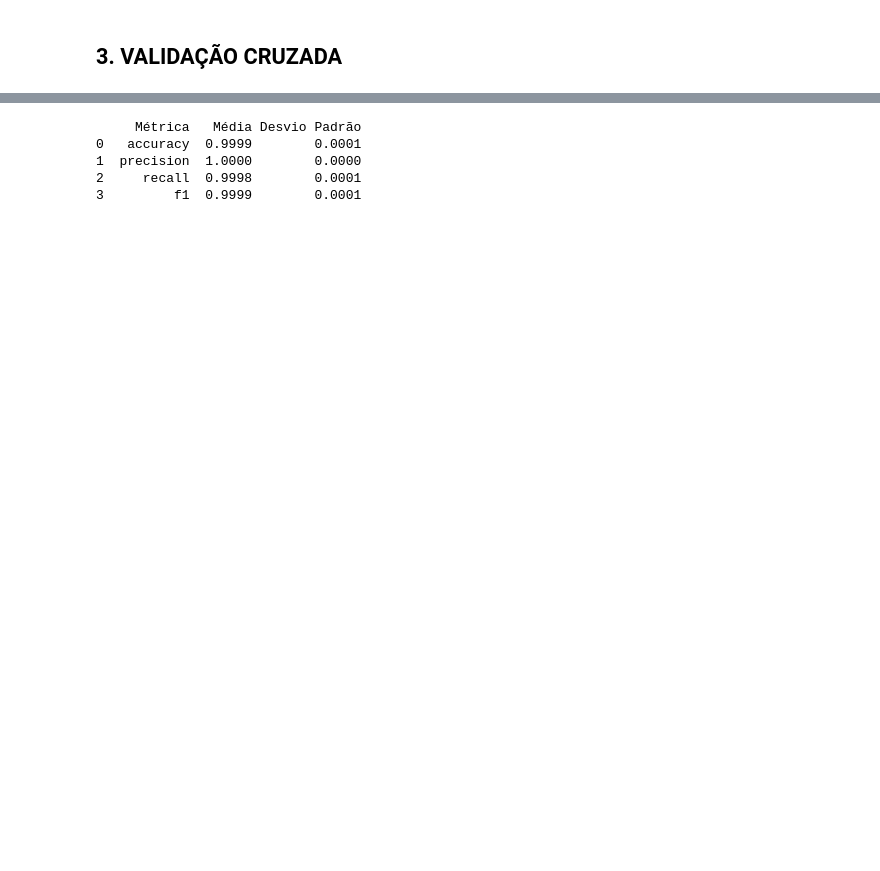
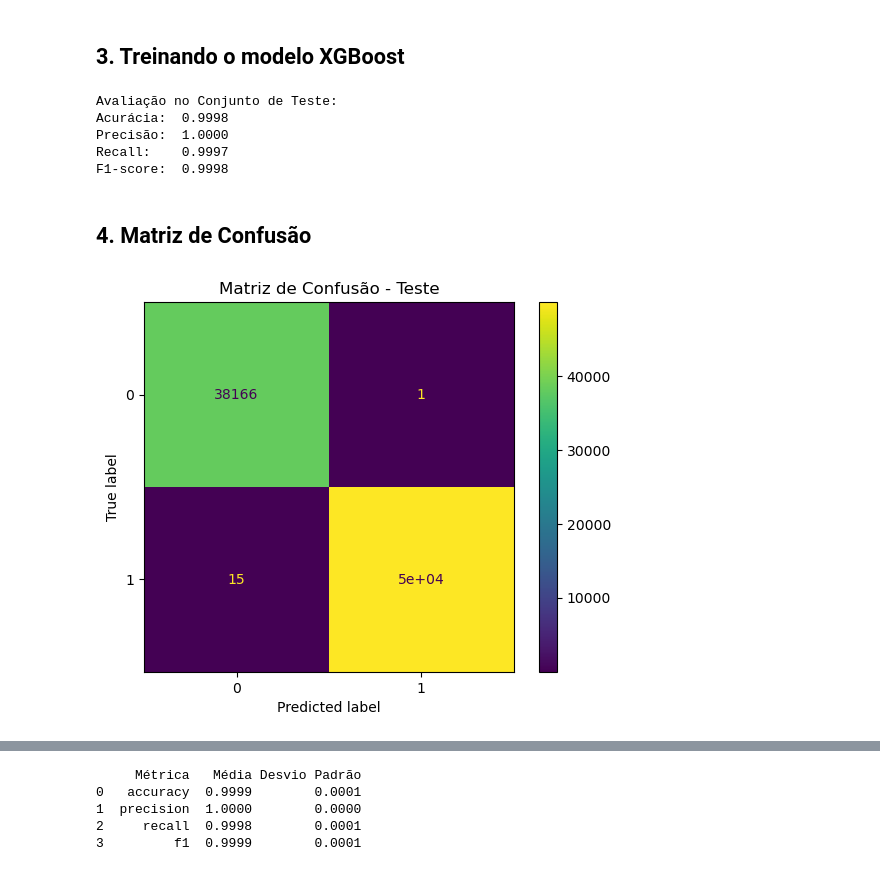
Before and after one commit to jonathasoliv/TCC_Modelagem_Preditiva_Cancelamentos, a Jupyter notebook: XGBoost/XGBoost.ipynb, the cells around one changed output, grey strips where cells are left out. Saved outputs shown, nothing was run; the diff lists cells and outputs as text; code cells hidden in the pictures; blank space fills up the shorter version.

Commit message:
Iniciando a atualização do Modelo XGBoost

```diff
--- a/XGBoost/XGBoost.ipynb
+++ b/XGBoost/XGBoost.ipynb
@@ -89,2 +21,35 @@ F1-score: 0.9998 — Equilíbrio entre precisão e recall.
-# %% [markdown]
-## 3. VALIDAÇÃO CRUZADA
+# %% [markdown]
+## 3. Treinando o modelo XGBoost
+# %%
+# Treinando o modelo com os dados de treino
+modelo_xgb = XGBClassifier(eval_metric='logloss')
+modelo_xgb.fit(X_treino, y_treino)
+
+
+# Fazendo previsões no conjunto de teste
+y_pred_teste = modelo_xgb.predict(X_teste)
+
+# Calculando as métricas
+print("Avaliação no Conjunto de Teste:")
+print(f"Acurácia:  {accuracy_score(y_teste, y_pred_teste):.4f}")
+print(f"Precisão:  {precision_score(y_teste, y_pred_teste):.4f}")
+print(f"Recall:    {recall_score(y_teste, y_pred_teste):.4f}")
+print(f"F1-score:  {f1_score(y_teste, y_pred_teste):.4f}")
+# %% [output]
+Avaliação no Conjunto de Teste:
+Acurácia:  0.9998
+Precisão:  1.0000
+Recall:    0.9997
+F1-score:  0.9998
+# %% [markdown]
+## 4. Matriz de Confusão
+# %%
+from sklearn.metrics import confusion_matrix, ConfusionMatrixDisplay
+
+matriz_confusao = confusion_matrix(y_teste, y_pred_teste)
+disp = ConfusionMatrixDisplay(confusion_matrix=matriz_confusao)
+disp.plot()
+plt.title("Matriz de Confusão - Teste")
+plt.show()
+# %% [output]
+[figure, added]
```
Also changed, not shown: parts of 26 cells of this notebook, 1 other file.
